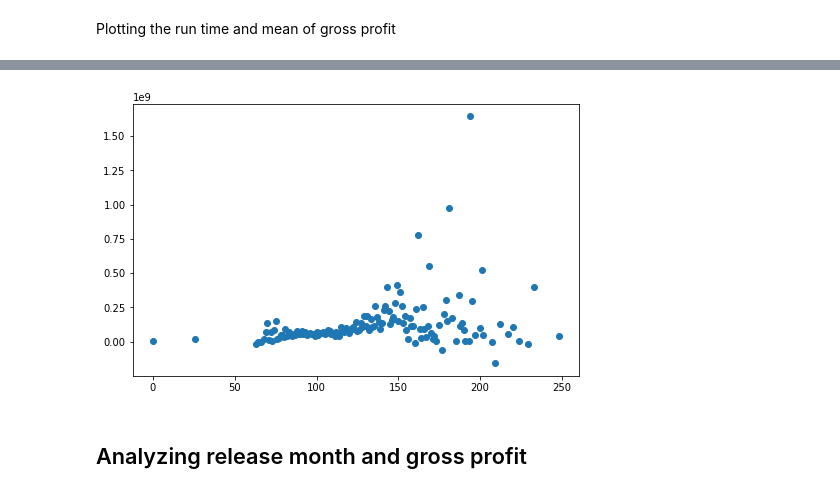
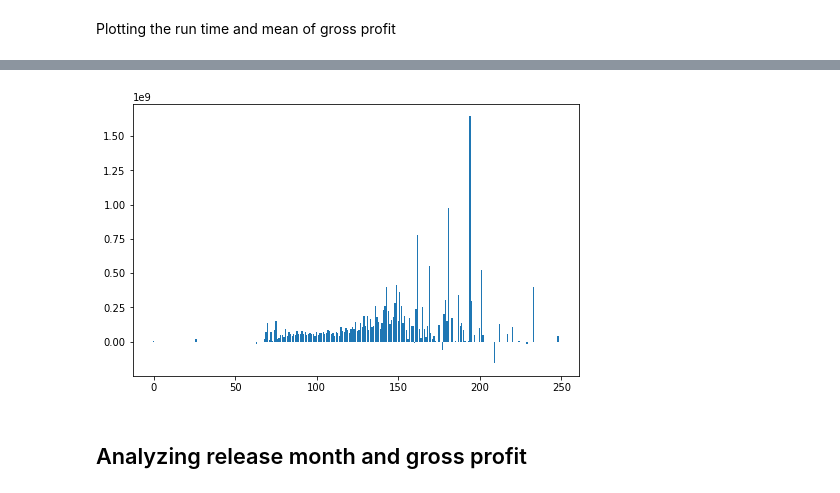
Before and after one commit to chrispfchung/mediaproject, a Jupyter notebook: Plotting csv.ipynb, the cells around one changed output, grey strips where cells are left out. Saved outputs shown, nothing was run; the diff lists cells and outputs as text; code cells hidden in the pictures.

```diff
--- a/Plotting csv.ipynb
+++ b/Plotting csv.ipynb
@@ -5,5 +5,5 @@ import seaborn as sns
 import numpy as np
 %matplotlib inline
 # %%
-df =pd.read_csv('movieDB_API_movies_w_gross_profits.csv')
+df =pd.read_csv('movieDB_API_movies_w_gross_profits_&_ROI.csv')
 # %%
@@ -21,0 +26,2 @@ movies_with_gross_profit.shape
+# %%
+movies_with_gross_profit['ROI (%)'] = movies_with_gross_profit['ROI (%)'].map(lambda x: round(x,2))
@@ -35,4 +81,4 @@ plt.show()
 # %% [markdown]
 Plotting the run time and mean of gross profit
 # %%
-group_rt_gp = movies_with_gross_profit.groupby(['runtime'])['gross_profit'].mean().reset_index()
+group_rt_gp = movies_with_gross_profit.groupby('runtime')['gross_profit'].mean().reset_index()
@@ -39,6 +101,6 @@ group_rt_gp = movies_with_gross_profit.groupby(['runtime'])['gross_profit'].mean
 # %%
 plt.figure(figsize=(8,5));
-plt.scatter(group_rt_gp['runtime'],group_rt_gp['gross_profit']);
+plt.bar(group_rt_gp['runtime'],group_rt_gp['gross_profit']);
 plt.show()
 # %% [output]
-[figure, old version]
+[figure, new version]
```
Also changed, not shown: parts of 20 cells of this notebook, 2 other files.
